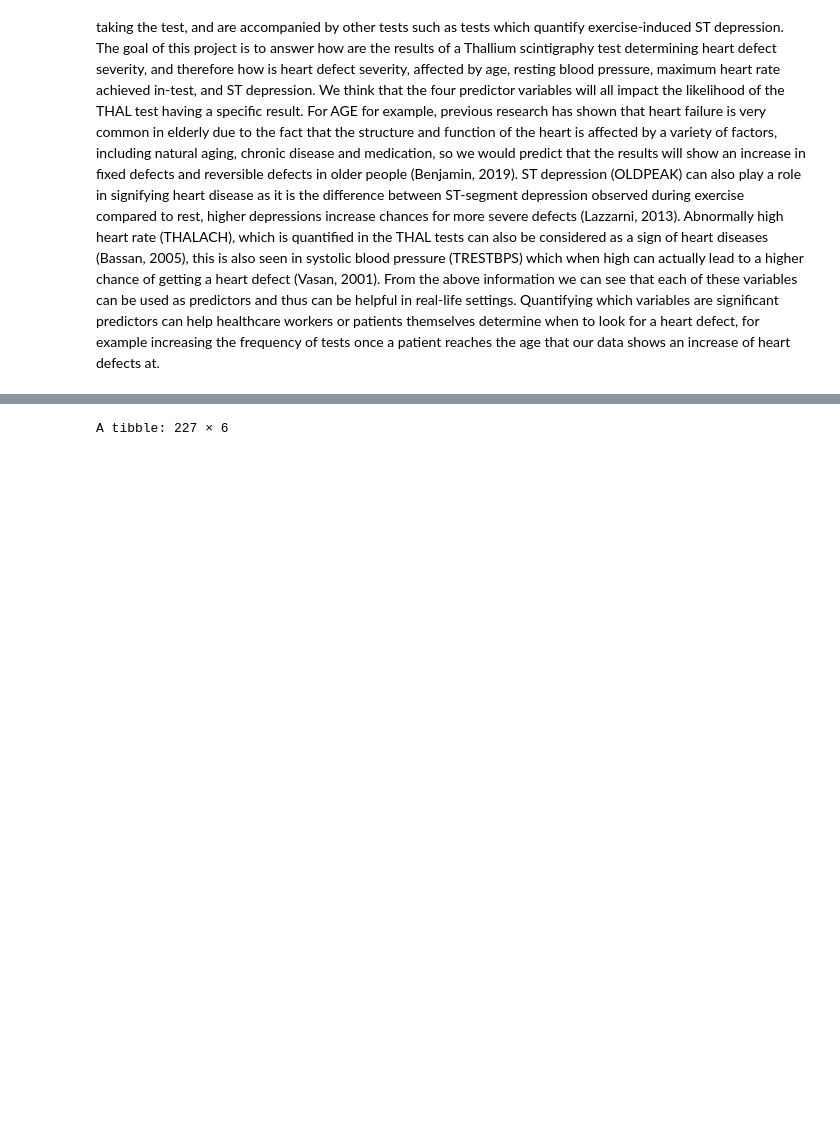
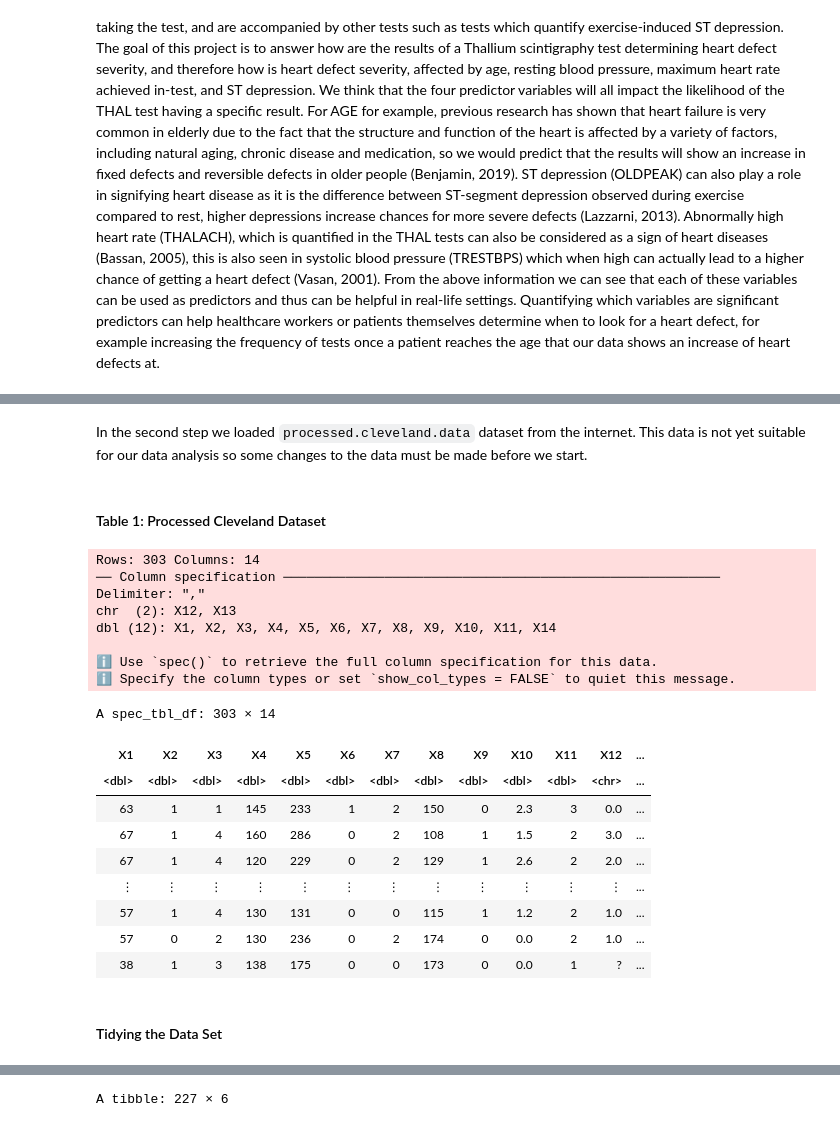
Before and after one commit to alanwake83/DSCI_group30_project, a Jupyter notebook: project_report.ipynb, the cells around one changed output, grey strips where cells are left out. Drawn from its saved outputs; the diff is of its cells as text; code cells hidden in the pictures; blank space fills up the shorter version.

Commit message:
Added information to Data and Methods

```diff
--- a/project_report.ipynb
+++ b/project_report.ipynb
@@ -28,0 +41,29 @@ options(repr.matrix.max.rows = 6)
+# %% [markdown]
+In the second step we loaded `processed.cleveland.data` dataset from the internet. This data is not yet suitable for our data analysis so some changes to the data must be made before we start.
+# %% [markdown]
+#### Table 1: Processed Cleveland Dataset
+# %%
+cleveland_data <- read_csv("https://archive.ics.uci.edu/ml/machine-learning-databases/heart-disease/processed.cleveland.data",
+        col_names = FALSE)
+cleveland_data
+# %% [output]
+Rows: 303 Columns: 14
+── Column specification ────────────────────────────────────────────────────────
+Delimiter: ","
+chr  (2): X12, X13
+dbl (12): X1, X2, X3, X4, X5, X6, X7, X8, X9, X10, X11, X14
+
+ℹ Use `spec()` to retrieve the full column specification for this data.
+ℹ Specify the column types or set `show_col_types = FALSE` to quiet this message.
+A spec_tbl_df: 303 × 14
+| X1 | X2 | X3 | X4 | X5 | X6 | X7 | X8 | X9 | X10 | X11 | X12 | ... |
+| <dbl> | <dbl> | <dbl> | <dbl> | <dbl> | <dbl> | <dbl> | <dbl> | <dbl> | <dbl> | <dbl> | <chr> | ... |
+| 63 | 1 | 1 | 145 | 233 | 1 | 2 | 150 | 0 | 2.3 | 3 | 0.0 | ... |
+| 67 | 1 | 4 | 160 | 286 | 0 | 2 | 108 | 1 | 1.5 | 2 | 3.0 | ... |
+| 67 | 1 | 4 | 120 | 229 | 0 | 2 | 129 | 1 | 2.6 | 2 | 2.0 | ... |
+| ⋮ | ⋮ | ⋮ | ⋮ | ⋮ | ⋮ | ⋮ | ⋮ | ⋮ | ⋮ | ⋮ | ⋮ | ... |
+| 57 | 1 | 4 | 130 | 131 | 0 | 0 | 115 | 1 | 1.2 | 2 | 1.0 | ... |
+| 57 | 0 | 2 | 130 | 236 | 0 | 2 | 174 | 0 | 0.0 | 2 | 1.0 | ... |
+| 38 | 1 | 3 | 138 | 175 | 0 | 0 | 173 | 0 | 0.0 | 1 | ? | ... |
+# %% [markdown]
+#### Tidying the Data Set
```
Also changed, not shown: parts of 26 cells of this notebook.
